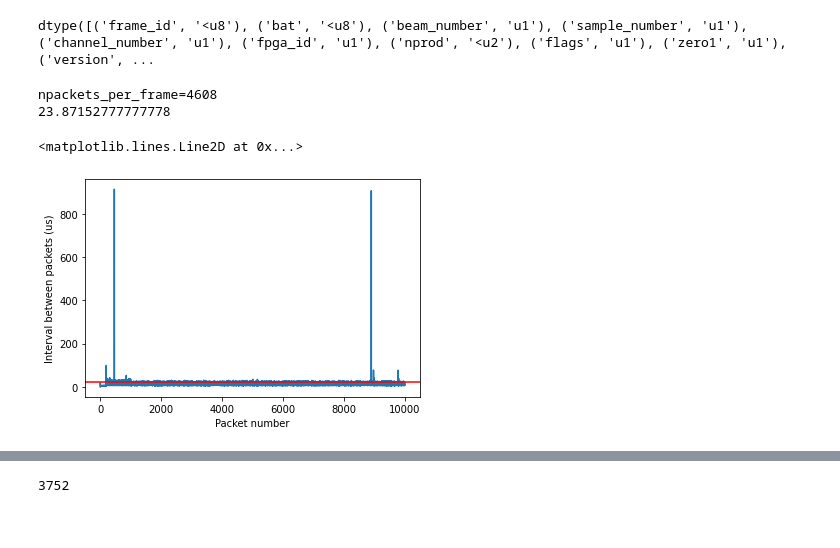
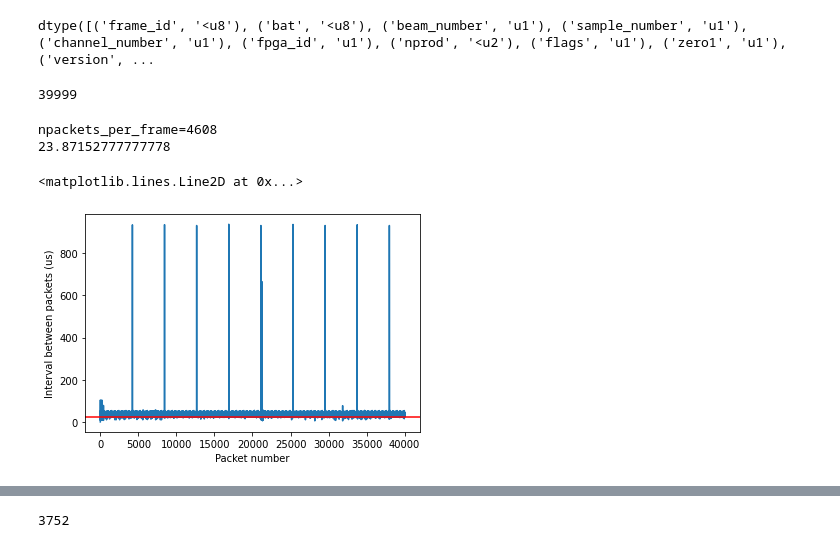
Before and after one commit to askap-craco/craco-python, a Jupyter notebook: notebooks/Quick look cat cardcap headers.ipynb, the cells around one changed output, grey strips where cells are left out. Cells and saved outputs as stored; diff of their text form; code cells hidden in the pictures.

```diff
--- a/notebooks/Quick look cat cardcap headers.ipynb
+++ b/notebooks/Quick look cat cardcap headers.ipynb
@@ -36,11 +33,20 @@ fname = '/tmp/traces/tuesday_fixmeta_polsum_moreint.pcap'
 fname = '/tmp/traces/tuesday_mettermeta.pcap'
 fname = '/tmp/traces/wed_debug_2.pcap'
 fname = '/tmp/traces/mp_thurs_2.pcap'
+fname = '/tmp/traces/mp_wed_2.pcap'
+fname = '/tmp/traces/mp_apr21_4.pcap'
+fname = '/tmp/traces/mp_apr22_2.pcap'
+fname = '/tmp/traces/mp_apr26_6.pcap' # Corr data gen
+#fname = '/tmp/traces/mp_apr26_7.pcap' # DRX noise gen
+#fname = '/tmp/traces/mp_apr27_2.pcap' # DRX noise gen, 4 BF banks
+#fname = '/tmp/traces/mp_apr29_1.pcap'
+fname = '/tmp/traces/mp_may2_1.pcap'
+fname = '/tmp/traces/mp_may3_2.pcap'
 
 f = open(fname, 'rb')
 pcap = dpkt.pcap.Reader(f)
 
-send_first_packet_number_in_wireshark = 462
+send_first_packet_number_in_wireshark = 1
 for ipkt, (ts, buf) in enumerate(pcap):
 
     if last_ts is not None:
@@ -66,22 +72,28 @@ for ipkt, (ts, buf) in enumerate(pcap):
         break
 
 fout.close()
+
+print(ipkt)
+# %% [output]
+39999
 # %%
 plot(np.array(diffs[:50000])*1e6)
 xlabel('Packet number')
 ylabel('Interval between packets (us)')
-nint_per_frame = 2048//32 // 2
+samp_per_frame = 2048
+integ_interval = 64
+nint_per_frame = samp_per_frame//integ_interval
 npackets_per_frame = 36*4*nint_per_frame
 print(f'npackets_per_frame={npackets_per_frame}')
 expected_interval = 110e-3/npackets_per_frame
 print(expected_interval*1e6)
 axhline(expected_interval*1e6, c='r')
 #ylim(0,100)
 # %% [output]
 npackets_per_frame=4608
 23.87152777777778
 <matplotlib.lines.Line2D at 0x...>
-[figure, old version]
+[figure, new version]
 # %%
 packets = np.fromfile('packets.bin', dtype=dtype)
 # %%
```
Also changed, not shown: parts of 34 cells of this notebook.
